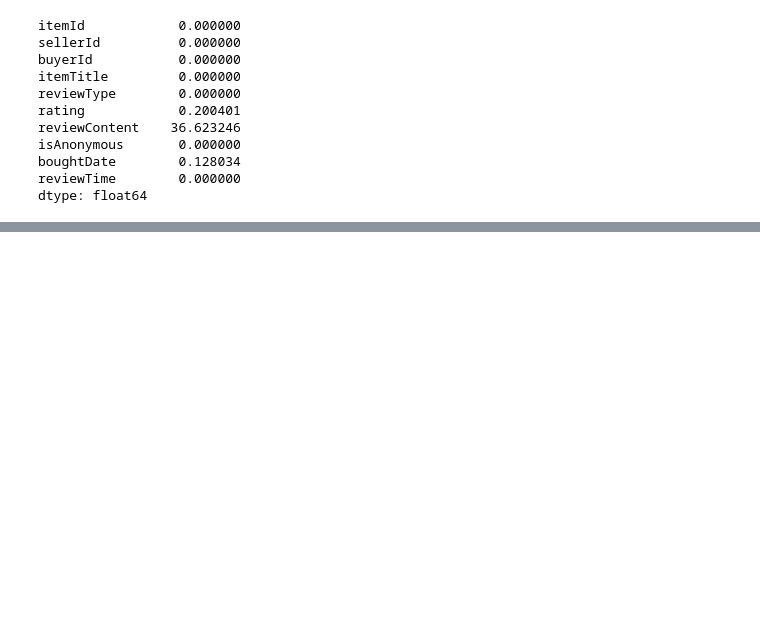
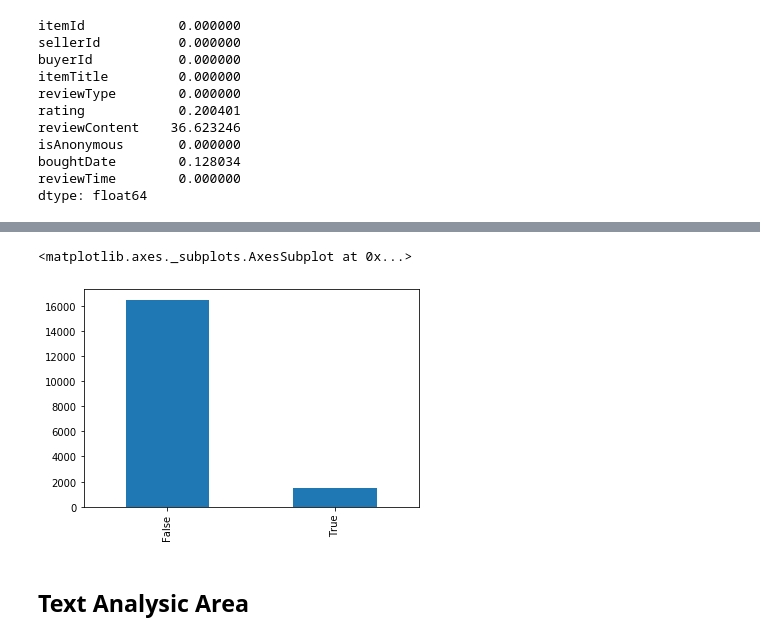
Before and after one commit to nunan-ct/Review_analysic, a Jupyter notebook: Pre -precessing.ipynb, the cells around one changed output, grey strips where cells are left out. Drawn from its saved outputs; the diff is of its cells as text; code cells hidden in the pictures; blank space fills up the shorter version.

```diff
--- a/Pre -precessing.ipynb
+++ b/Pre -precessing.ipynb
@@ -51,0 +47,7 @@ Name: rating, dtype: int64
+# %%
+data['isAnonymous'].value_counts().plot.bar()
+# %% [output]
+<matplotlib.axes._subplots.AxesSubplot at 0x...>
+[figure, added]
+# %% [markdown]
+## Text Analysic Area
```
Also changed, not shown: parts of 6 cells of this notebook.
